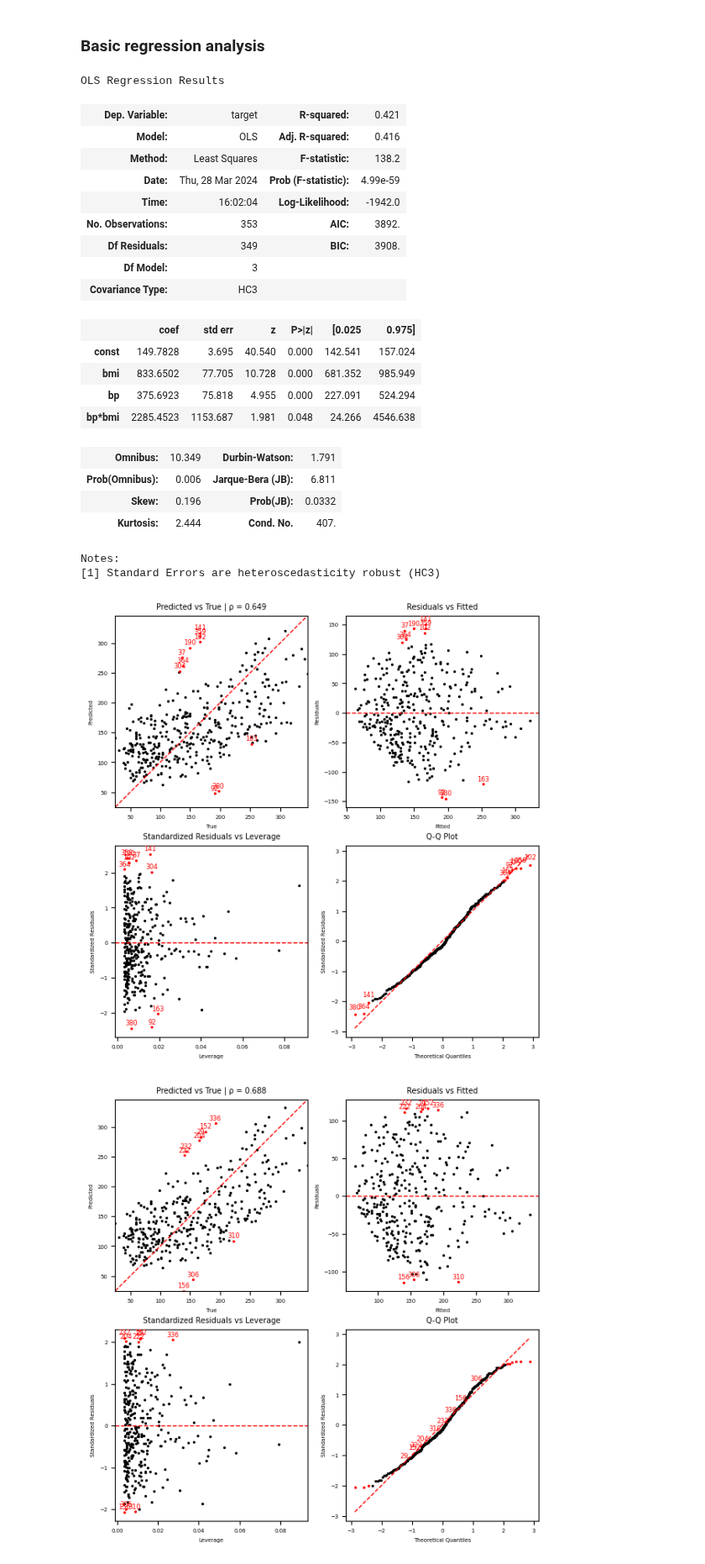
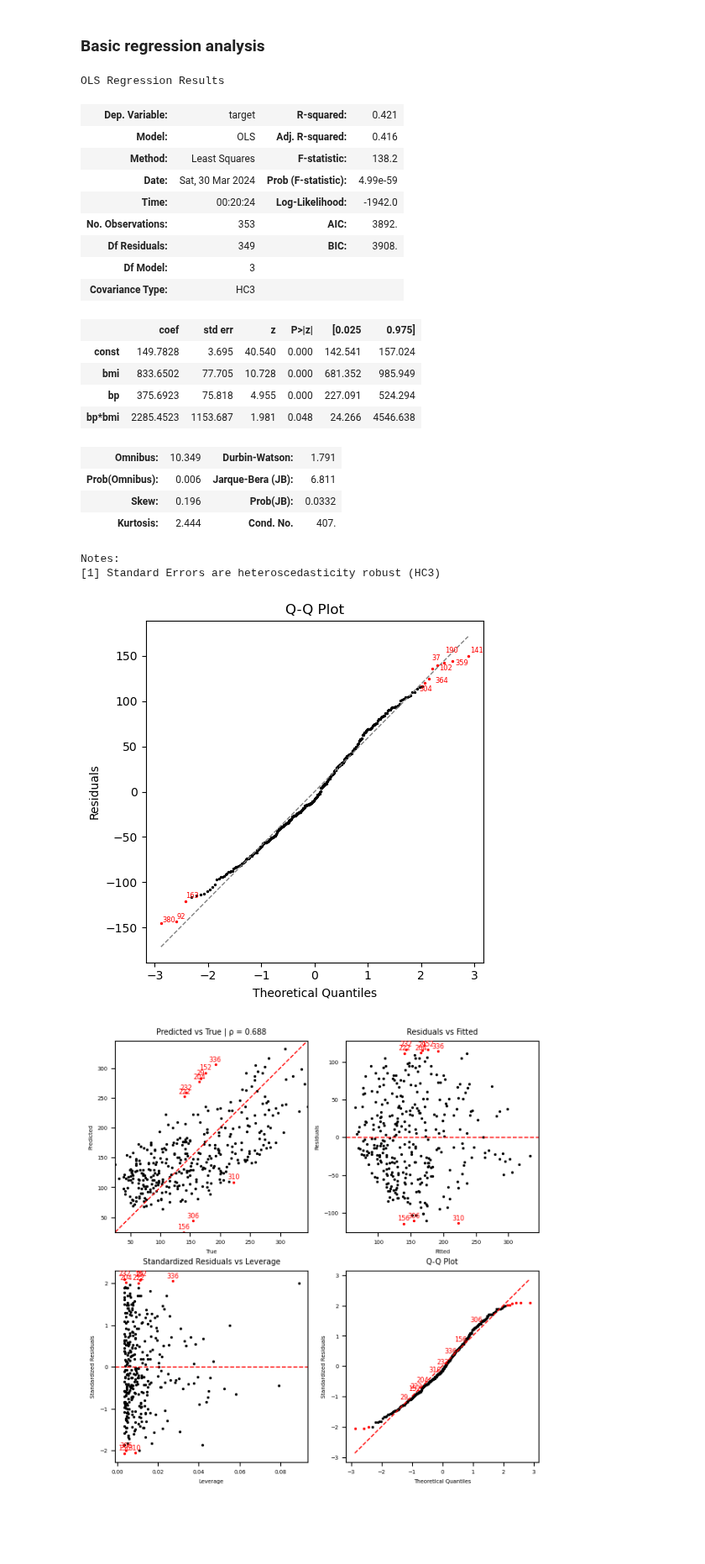
Before and after one commit to ajy25/TabularMagic, a Jupyter notebook: demo/simple_regression_demo.ipynb, the cells around one changed output. Shown at 84% size. Cells and saved outputs as stored; diff of their text form; code cells hidden in the pictures; blank space fills up the shorter version.

Commit message:
fix qq plot residuals problem

```diff
--- a/demo/simple_regression_demo.ipynb
+++ b/demo/simple_regression_demo.ipynb
@@ -34,34 +34,34 @@ display(train_eda.plot_distribution_stratified('target', 'sex', include_hist=Tru
 # %%
 X_vars = ['age', 'sex', 'bmi', 'bp', 's1', 's2', 's3', 's4', 's5', 's6']
 y_var = 'target'
 
 train_report, test_report = tm.lm_rlike('target ~ bmi + bp + bp * bmi')
 train_report.set_outlier_threshold(2)
 display(train_report.statsmodels_summary())
-train_report.plot_diagnostics(show_outliers=True)
+train_report.plot_qq(standardized=False, show_outliers=True)
 # %% [output]
 OLS Regression Results
 | Dep. Variable: | target | R-squared: | 0.421 |
 | Model: | OLS | Adj. R-squared: | 0.416 |
 | Method: | Least Squares | F-statistic: | 138.2 |
-| Date: | Thu, 28 Mar 2024 | Prob (F-statistic): | 4.99e-59 |
-| Time: | 16:02:04 | Log-Likelihood: | -1942.0 |
+| Date: | Sat, 30 Mar 2024 | Prob (F-statistic): | 4.99e-59 |
+| Time: | 00:20:24 | Log-Likelihood: | -1942.0 |
 | No. Observations: | 353 | AIC: | 3892. |
 | Df Residuals: | 349 | BIC: | 3908. |
 | Df Model: | 3 |  |  |
 | Covariance Type: | HC3 |  |  |
 |  | coef | std err | z | P>|z| | [0.025 | 0.975] |
 | const | 149.7828 | 3.695 | 40.540 | 0.000 | 142.541 | 157.024 |
 | bmi | 833.6502 | 77.705 | 10.728 | 0.000 | 681.352 | 985.949 |
 | bp | 375.6923 | 75.818 | 4.955 | 0.000 | 227.091 | 524.294 |
 | bp*bmi | 2285.4523 | 1153.687 | 1.981 | 0.048 | 24.266 | 4546.638 |
 | Omnibus: | 10.349 | Durbin-Watson: | 1.791 |
 | Prob(Omnibus): | 0.006 | Jarque-Bera (JB): | 6.811 |
 | Skew: | 0.196 | Prob(JB): | 0.0332 |
 | Kurtosis: | 2.444 | Cond. No. | 407. |
 Notes:
 [1] Standard Errors are heteroscedasticity robust (HC3)
-[figure, old version]
+[figure, new version]
 # %%
 tm.reset_working_dfs()
 tm.drop_train_examples(train_report.get_outlier_indices())
```
Also changed, not shown: 5 other files.
